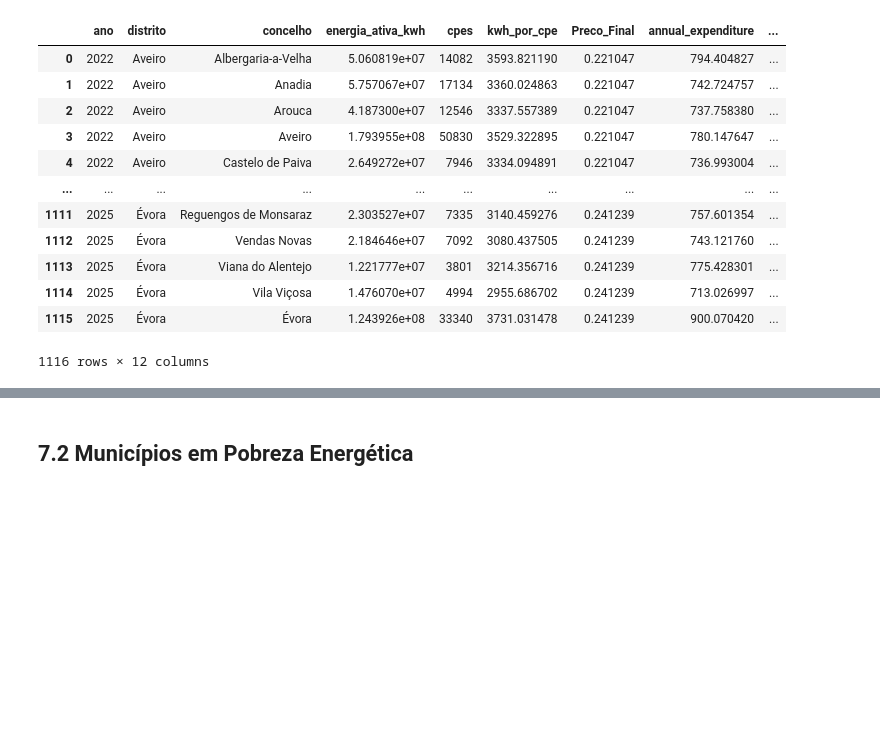
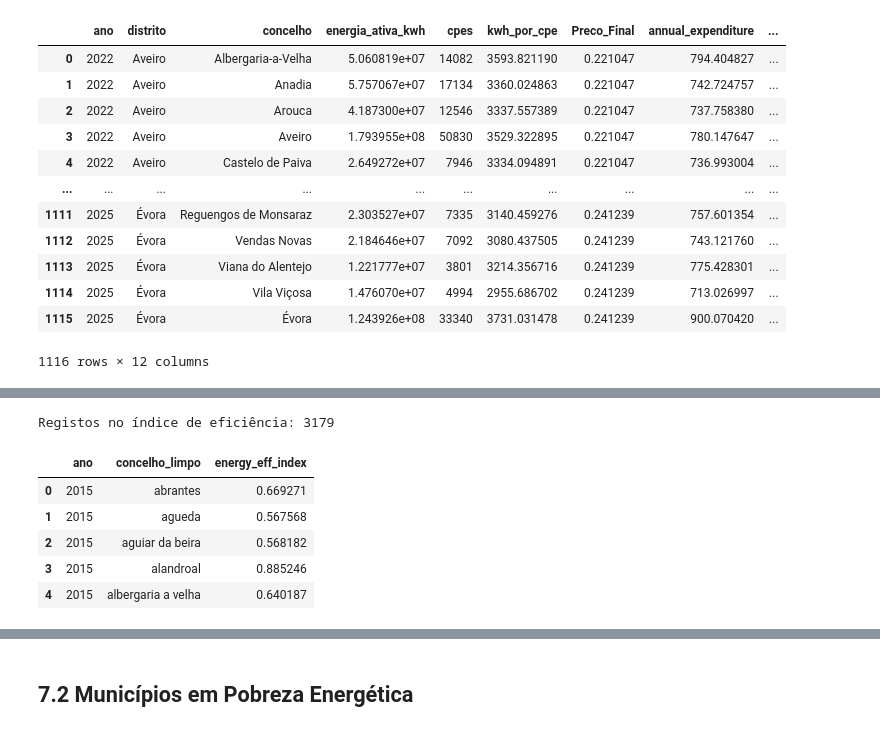
Before and after one commit to Allcaide/energy-poverty, a Jupyter notebook: Data_treatment/data_ingestion.ipynb, the cells around one changed output, grey strips where cells are left out. Drawn from its saved outputs; the diff is of its cells as text; code cells hidden in the pictures; blank space fills up the shorter version.

```diff
--- a/Data_treatment/data_ingestion.ipynb
+++ b/Data_treatment/data_ingestion.ipynb
@@ -1032,0 +1067,30 @@ EER máximo: 6.82%
+# %%
+bad_classes = ['D', 'E', 'F']
+
+df_energy_eff_index = (
+    df_energy_efficiency
+    .assign(
+        bad_efficiency=lambda x: x['Total de Certificados Emitidos']
+        .where(x['Classe Energética'].isin(bad_classes), 0),
+        concelho_limpo=lambda x: normalize(x['Concelho'])
+    )
+    .groupby(['Mês de Emissão', 'concelho_limpo'], as_index=False)
+    .agg(
+        bad_count=('bad_efficiency', 'sum'),
+        total_count=('Total de Certificados Emitidos', 'sum')
+    )
+    .assign(energy_eff_index=lambda x: x['bad_count'] / x['total_count'])
+    .drop(columns=['bad_count', 'total_count'])
+    .rename(columns={'Mês de Emissão': 'ano'})
+)
+
+print(f'Registos no índice de eficiência: {len(df_energy_eff_index)}')
+df_energy_eff_index.head()
+# %% [output]
+Registos no índice de eficiência: 3179
+|  | ano | concelho_limpo | energy_eff_index |
+| 0 | 2015 | abrantes | 0.669271 |
+| 1 | 2015 | agueda | 0.567568 |
+| 2 | 2015 | aguiar da beira | 0.568182 |
+| 3 | 2015 | alandroal | 0.885246 |
+| 4 | 2015 | albergaria a velha | 0.640187 |
```
Also changed, not shown: parts of 11 cells of this notebook, 14 other files.
